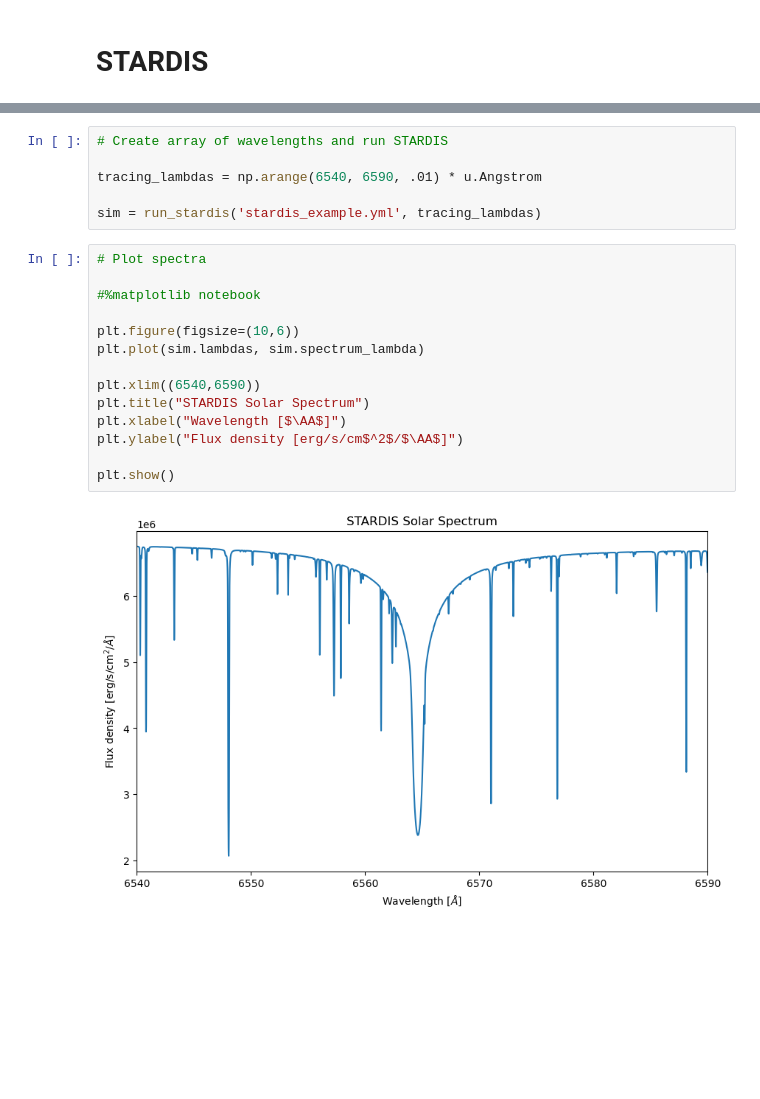
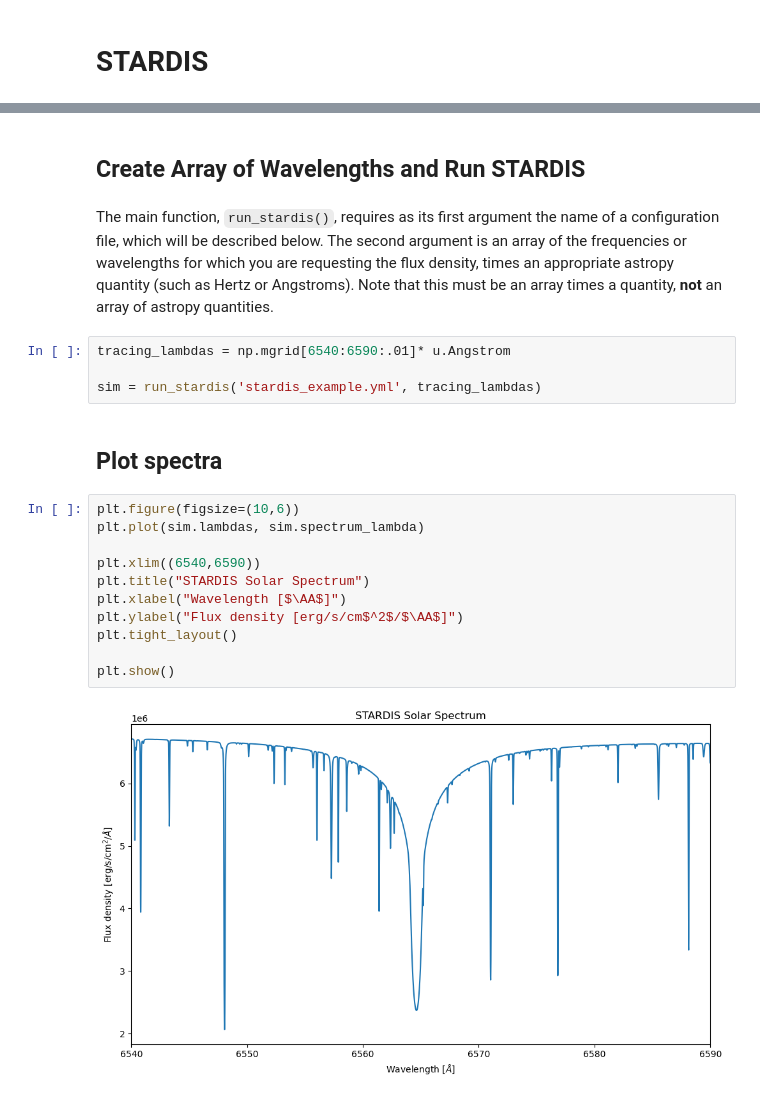
Before and after one commit to tardis-sn/stardis, a Jupyter notebook: docs/quickstart/quickstart.ipynb, the cells around one changed output, grey strips where cells are left out. Cells and saved outputs as stored; diff of their text form; blank space fills up the shorter version.

```diff
--- a/docs/quickstart/quickstart.ipynb
+++ b/docs/quickstart/quickstart.ipynb
@@ -18,22 +99,23 @@ download_atom_data('kurucz_cd23_chianti_H_He')
+# %% [markdown]
+## Create Array of Wavelengths and Run STARDIS
+# %% [markdown]
+The main function, ``run_stardis()``, requires as its first argument the name of a configuration file, which will be described below. The second argument is an array of the frequencies or wavelengths for which you are requesting the flux density, times an appropriate astropy quantity (such as Hertz or Angstroms). Note that this must be an array times a quantity, **not** an array of astropy quantities.
 # %%
-# Create array of wavelengths and run STARDIS
-
-tracing_lambdas = np.arange(6540, 6590, .01) * u.Angstrom
+tracing_lambdas = np.mgrid[6540:6590:.01]* u.Angstrom
 
 sim = run_stardis('stardis_example.yml', tracing_lambdas)
+# %% [markdown]
+## Plot spectra
 # %%
-# Plot spectra
-
-#%matplotlib notebook
-
 plt.figure(figsize=(10,6))
 plt.plot(sim.lambdas, sim.spectrum_lambda)
 
 plt.xlim((6540,6590))
 plt.title("STARDIS Solar Spectrum")
 plt.xlabel("Wavelength [$\AA$]")
 plt.ylabel("Flux density [erg/s/cm$^2$/$\AA$]")
+plt.tight_layout()
 
 plt.show()
 # %% [output]
-[figure, old version]
+[figure, new version]
```
Also changed, not shown: parts of 9 cells of this notebook, 2 other files.
